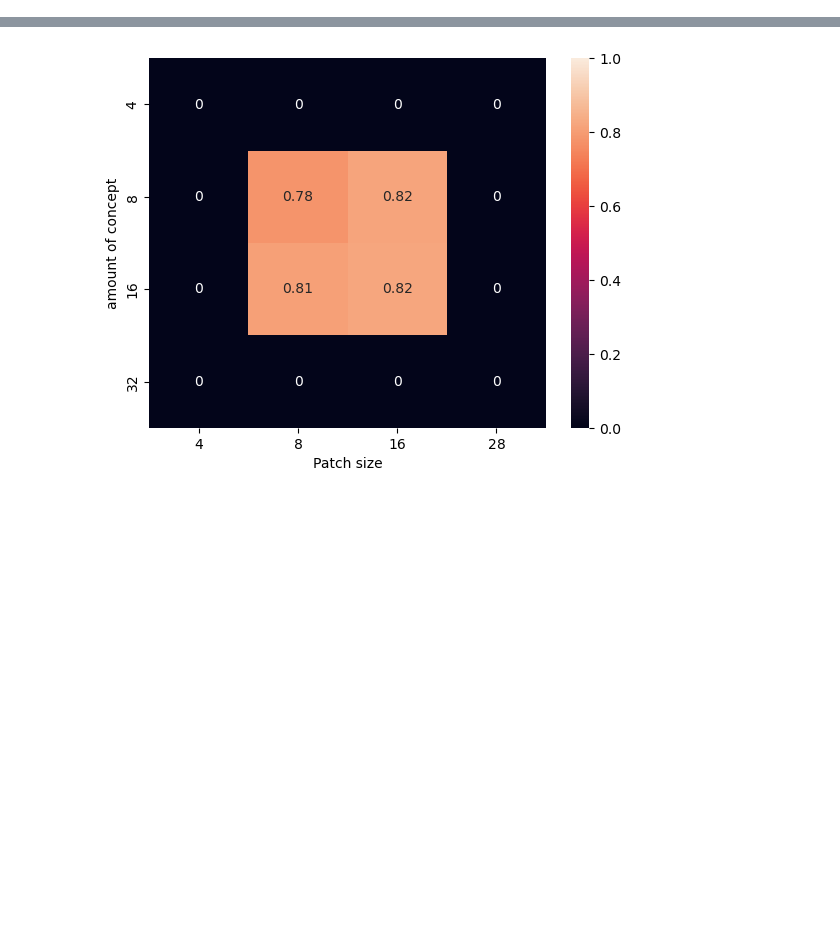
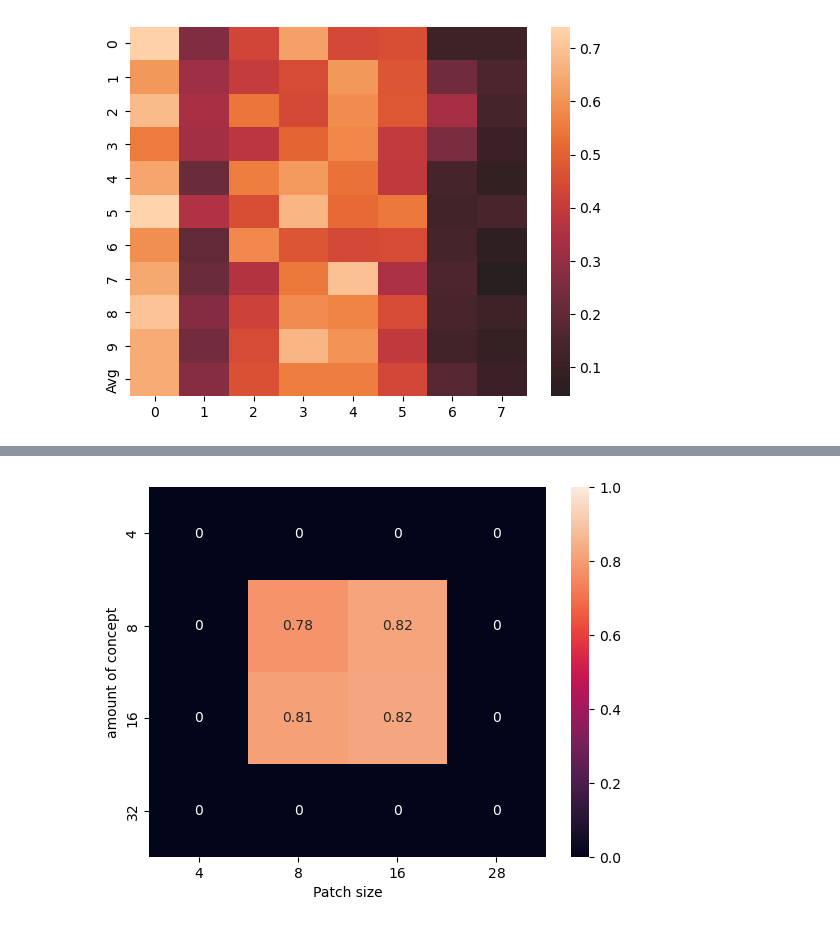
Before and after one commit to vitryt/label-free-bias-identification, a Jupyter notebook: data_recovery.ipynb, the cells around one changed output, grey strips where cells are left out. Cells and saved outputs as stored; diff of their text form; code cells hidden in the pictures; blank space fills up the shorter version.

```diff
--- a/data_recovery.ipynb
+++ b/data_recovery.ipynb
@@ -25,6 +34,4 @@ sys.path.append(os.getcwd())
 # %%
-exp_id =25
-exp_name = "MNIST"
 with open("/data/4vitry/models/" + exp_name + "/model_" + str(exp_id) + ".pkl", "rb") as f:
     model_res = pkl.load(f)
 stat = model_res["correctness_matrix"]/model_res["appearance_matrix"]
@@ -50,0 +58,85 @@ plt.show()
+# %%
+def show_freq(exp_id, studied_bias, concept_id, patch_id, where="false_n"):
+    concept_amounts = [4, 8, 16, 32]
+    patch_sizes = [4, 8, 16, 28]
+    amount_of_concept = concept_amounts[concept_id]
+    patch_size = patch_sizes[patch_id]
+    fig, axes = plt.subplots(5, 2, figsize=(50,30))
+    steps_amount = [100, 300, 700, 1000] #steps_amount
+    fontsize = 32
+    with open(f"/data/4vitry/models/{exp_name}/concepts_{exp_id}_{concept_id}_{patch_id}.pkl", "rb") as f:
+        concept_res = pkl.load(f)
+
+    base_freq = []
+    ascent_freq = []
+    descent_freq = []
+    for step_amount in steps_amount:
+        results = concept_res["concept_results"][step_amount][studied_bias]["false_n"]
+        appearance = len(results["concept_base"])
+        base_freq.append(((results["concept_base"] > 0).sum(axis=0))/appearance)
+        ascent_freq.append((results["concept_ascent"] > 0).sum(axis=0)/appearance)
+        descent_freq.append((results["concept_descent"] > 0).sum(axis=0)/appearance)
+    print(appearance)
+    base_freq = np.stack(base_freq)
+    ascent_freq = np.stack(ascent_freq)
+    descent_freq = np.stack(descent_freq)
+    sb.heatmap(ascent_freq, vmin=0, vmax=1, annot=True, yticklabels=steps_amount, ax=axes[0][0])
+    axes[0][0].set_title("Ascent frequency", {"fontsize":fontsize})
+
+    sb.heatmap(base_freq, vmin=0, vmax=1, annot=True, yticklabels=steps_amount, ax=axes[1][0])
+    axes[1][0].set_title("Base frequency", {"fontsize":fontsize})
+
+    sb.heatmap(descent_freq, vmin=0, vmax=1, annot=True, yticklabels=steps_amount, ax=axes[2][0])
+    axes[2][0].set_title("Descent frequency", {"fontsize":fontsize})
+
+    false_n_res = descent_freq - base_freq
+    false_n_res[false_n_res < 0] = 0
+    sb.heatmap(false_n_res, vmin=0, vmax=1, annot=True, yticklabels=steps_amount, ax=axes[3][0])
+    axes[3][0].set_title("False negatives results", {"fontsize":fontsize})
+
+    base_freq = []
+    ascent_freq = []
+    descent_freq = []
+    for step_amount in steps_amount:
+        results = concept_res["concept_results"][step_amount][studied_bias]["false_p"]
+        appearance = len(results["concept_base"])
+        base_freq.append(((results["concept_base"] > 0).sum(axis=0))/appearance)
+        ascent_freq.append((results["concept_ascent"] > 0).sum(axis=0)/appearance)
+        descent_freq.append((results["concept_descent"] > 0).sum(axis=0)/appearance)
+    print(appearance)
+    base_freq = np.stack(base_freq)
+    ascent_freq = np.stack(ascent_freq)
+    descent_freq = np.stack(descent_freq)
+    sb.heatmap(ascent_freq, vmin=0, vmax=1, annot=True, yticklabels=steps_amount, ax=axes[0][1])
+    axes[0][1].set_title("Ascent frequency", {"fontsize":fontsize})
+
+    sb.heatmap(base_freq, vmin=0, vmax=1, annot=True, yticklabels=steps_amount, ax=axes[1][1])
+    axes[1][1].set_title("Base frequency", {"fontsize":fontsize})
+
+    sb.heatmap(descent_freq, vmin=0, vmax=1, annot=True, yticklabels=steps_amount, ax=axes[2][1])
+    axes[2][1].set_title("Descent frequency", {"fontsize":fontsize})
+
+    false_p_res = base_freq - descent_freq
+    false_p_res[false_p_res < 0] = 0
+    sb.heatmap(false_p_res, vmin=0, vmax=1, annot=True, yticklabels=steps_amount, ax=axes[3][1])
+    axes[3][1].set_title("False negatives results", {"fontsize":fontsize})
+
+    final_res = (false_p_res + false_n_res) /2
+    sb.heatmap(final_res, center=0, annot=True, yticklabels=steps_amount, ax=axes[4][1])
+    axes[4][1].set_title("Final bias probability", {"fontsize":fontsize})
+
+def get_bias_alignment(studied_bias,  exp_id, concept_id, patch_id):
+    with open(f"/data/4vitry/models/{exp_name}/bias_{exp_id}_{concept_id}_{patch_id}.pkl", "rb") as f:
+        bias_res = pkl.load(f)
+    with open(f"/data/4vitry/models/{exp_name}/concepts_{exp_id}_{concept_id}_{patch_id}.pkl", "rb") as f:
+        concept_res = pkl.load(f)
+    W = concept_res["concept_parameters"][studied_bias]["W"]
+    big_res = []
+    for label in bias_res[studied_bias]:
+        truc = bias_res[studied_bias][label][2]
+        big_res.append(cos_sim([truc.mean(axis=0)], W)[0])
+    big_res.append(sum(big_res)/len(big_res))
+    sb.heatmap(big_res, center=0, annot=False, cbar=True, yticklabels=list(range(10)) + ["Avg"])
+get_bias_alignment(exp_id=exp_id, studied_bias=studied_bias, concept_id=concept_id, patch_id=patch_size_id)
+show_freq(exp_id=exp_id, studied_bias=studied_bias, concept_id=concept_id, patch_id=patch_size_id)
+# %% [output]
@@ -50,0 +145 @@ plt.show()
+[figure, added]
```
Also changed, not shown: parts of 12 cells of this notebook, 11 other files.
